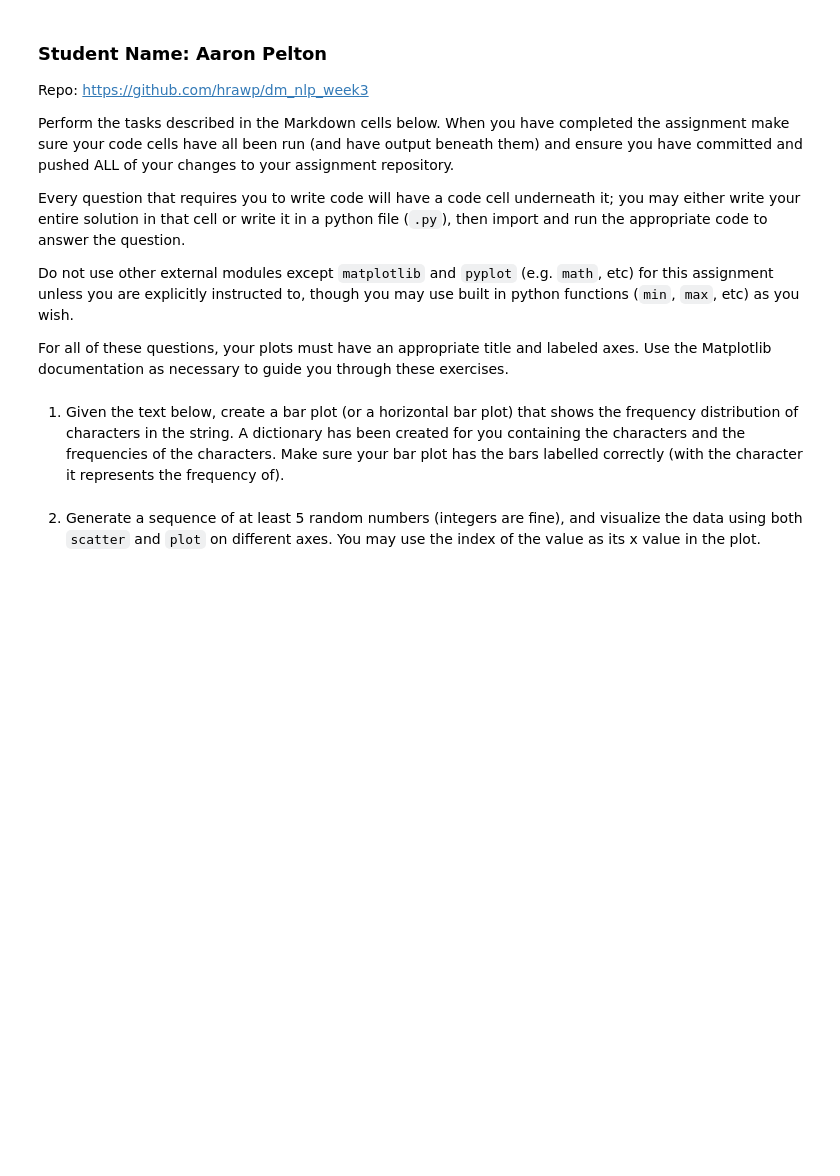
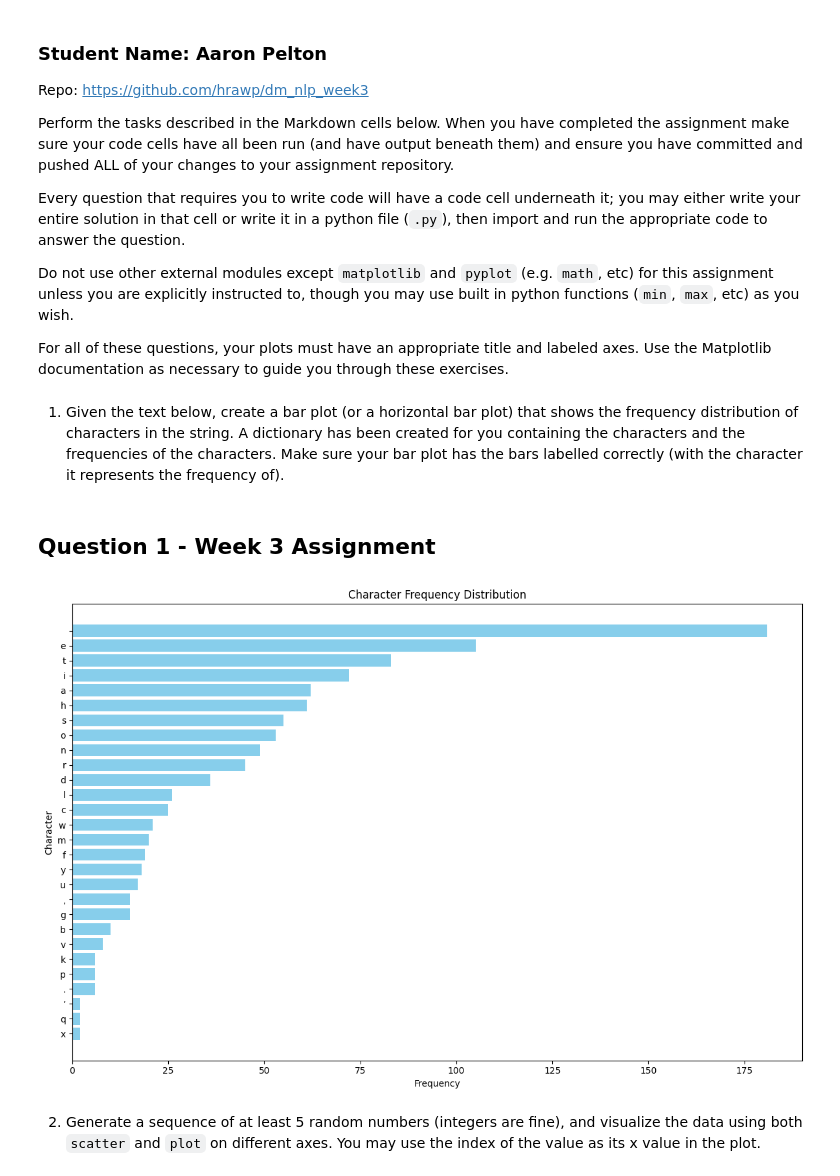
Before and after one commit to hrawp/dm_nlp_week3, a Jupyter notebook: pyplot.ipynb, the cells around one changed output. Cells and saved outputs as stored; diff of their text form; code cells hidden in the pictures; blank space fills up the shorter version.

Commit message:
Questions 1 to 3

```diff
--- a/pyplot.ipynb
+++ b/pyplot.ipynb
@@ -19,11 +19,29 @@ For all of these questions, your plots must have an appropriate title and labele
 1. Given the text below, create a bar plot (or a horizontal bar plot) that shows the frequency distribution of characters in the string.
 A dictionary has been created for you containing the characters and the frequencies of the characters.
 Make sure your bar plot has the bars labelled correctly (with the character it represents the frequency of).
+# %% [markdown]
+## Question 1 - Week 3 Assignment
 # %%
+import matplotlib.pyplot as plt
 from collections import Counter
 TEXT = "At three o’clock precisely I was at Baker Street, but Holmes had not yet returned. The landlady informed me that he had left the house shortly after eight o’clock in the morning. I sat down beside the fire, however, with the intention of awaiting him, however long he might be. I was already deeply interested in his inquiry, for, though it was surrounded by none of the grim and strange features which were associated with the two crimes which I have already recorded, still, the nature of the case and the exalted station of his client gave it a character of its own. Indeed, apart from the nature of the investigation which my friend had on hand, there was something in his masterly grasp of a situation, and his keen, incisive reasoning, which made it a pleasure to me to study his system of work, and to follow the quick, subtle methods by which he disentangled the most inextricable mysteries. So accustomed was I to his invariable success that the very possibility of his failing had ceased to enter into my head.".lower()
 letter_freq = dict(Counter(TEXT))
 
 # make a bar plot with an appropriate title, correct xtick labels, and labeled axes
+
+# Sort the dictionary by frequency (optional, for cleaner plot)
+sorted_freq = dict(sorted(letter_freq.items(), key=lambda item: item[1], reverse=True))
+
+# Plot
+plt.figure(figsize=(12, 8))
+plt.barh(list(sorted_freq.keys()), list(sorted_freq.values()), color='skyblue')
+plt.xlabel('Frequency')
+plt.ylabel('Character')
+plt.title('Character Frequency Distribution')
+plt.gca().invert_yaxis()  # So highest frequency is on top
+plt.tight_layout()
+plt.show()
+# %% [output]
+[figure, added]
 # %% [markdown]
 2. Generate a sequence of at least 5 random numbers (integers are fine), and visualize the data using both `scatter` and `plot` on different axes.  You may use the index of the value as its x value in the plot.
```
Also changed, not shown: parts of 6 cells of this notebook.
